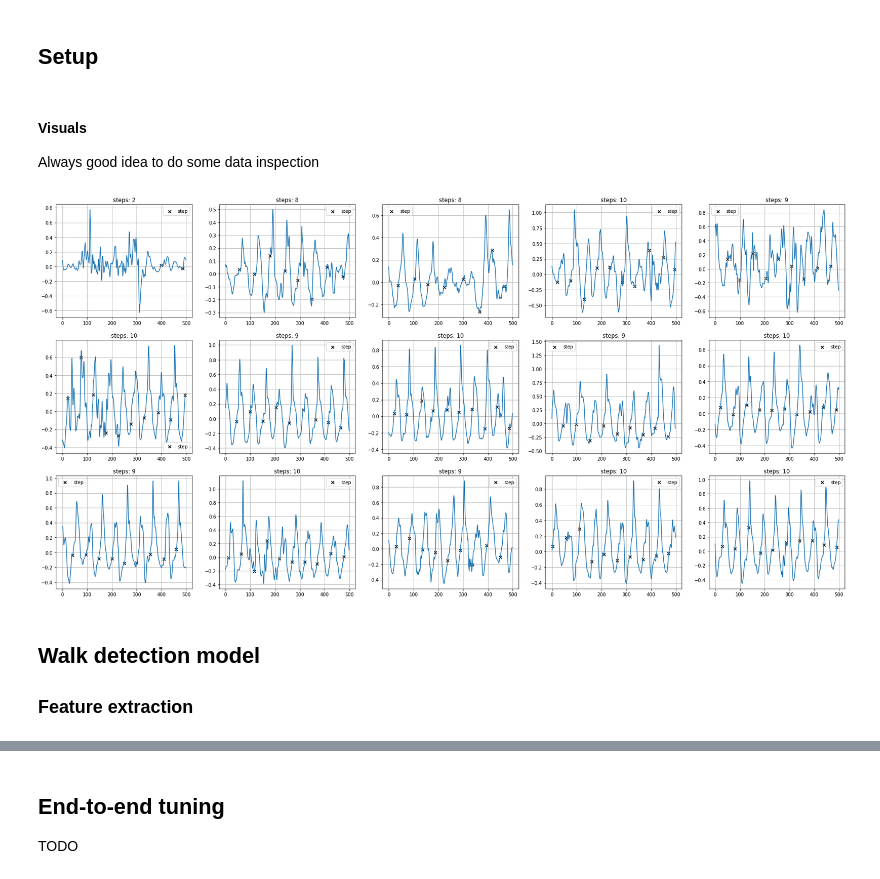
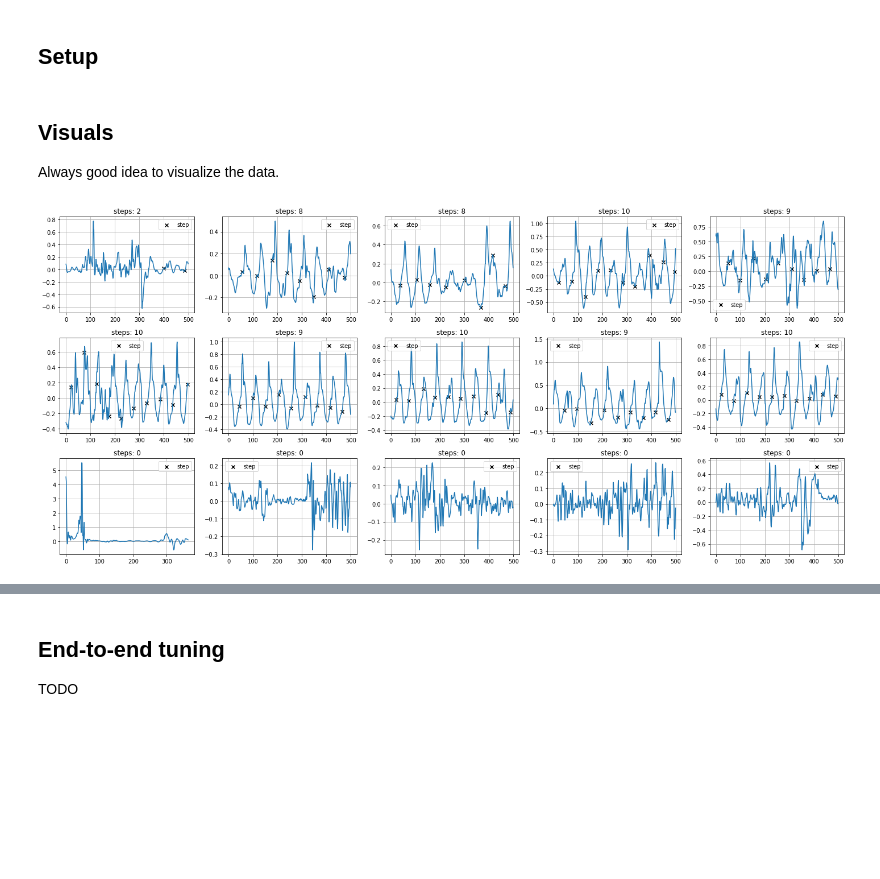
Before and after one commit to OxWearables/stepcount, a Jupyter notebook: train.ipynb, the cells around one changed output, grey strips where cells are left out. Drawn from its saved outputs; the diff is of its cells as text; code cells hidden in the pictures; blank space fills up the shorter version.

```diff
--- a/train.ipynb
+++ b/train.ipynb
@@ -47,7 +51,7 @@ def read_csv(filename):
     return data
 
 
-def plotw(w, ax, lp=5, find_peaks=False, find_peaks_params=None):
+def plotw(w, ax, lp=None, find_peaks=False, find_peaks_params=None):
     """ Plot a window accel trace """
 
     v = np.linalg.norm(w[['x', 'y', 'z']].to_numpy(), axis=1)  # absolute accel magnitude
@@ -73,26 +77,44 @@ def plotw(w, ax, lp=5, find_peaks=False, find_peaks_params=None):
     ax.legend()
     ax.set_title(title)
     return ax
+
+
+def plotsome(data, **kwargs):
+    """ Plot some windows """
+
+    NFIGS_WALK = 10  # walk windows to plot
+    NFIGS_NOTWALK = 5  # non-walk windows to plot
+    NFIGS = NFIGS_WALK + NFIGS_NOTWALK
+    NROWS = 3
+    NCOLS = NFIGS // NROWS
+    FIGSIZE = (4 * NCOLS, 3 * NROWS)
+
+    fig, axs = plt.subplots(ncols=NCOLS, nrows=NROWS, figsize=FIGSIZE)
+
+    n = 0
+    for _, w in data.resample(f"{WINDOW_SEC}s"):
+        if w['annotation'].sum() >= STEPTOL:
+            plotw(w, axs.flat[n], **kwargs)
+            n += 1
+        if n >= NFIGS_WALK: break
+
+    m = 0
+    for _, w in data.resample(f"{WINDOW_SEC}s"):
+        if w['annotation'].sum() < STEPTOL:
+            plotw(w, axs.flat[n + m], **kwargs)
+            m += 1
+        if m >= NFIGS_NOTWALK: break
+
+    return fig
 # %% [markdown]
-#### Visuals
+## Visuals
 
-Always good idea to do some data inspection
+Always good idea to visualize the data.
-# %%
-data = read_csv("data/oxwalk/P01_wrist100.csv")
-
-NFIGS = 15
-fig, axs = plt.subplots(ncols=NFIGS//3, nrows=3, figsize=(30, 15))
-n = 0
-for i, w in data.resample(f"{WINDOW_SEC}s"):
-    if w['annotation'].sum() >= STEPTOL:
-        plotw(w, axs.flat[n], lp=None)
-        n += 1
-    if n >= NFIGS: break
-
-fig.show()
-# %% [output]
-[figure, removed]
-# %% [markdown]
-## Walk detection model
-
-### Feature extraction
+# %%
+data = read_csv("data/oxwalk/P01_wrist100.csv")
+
+fig = plotsome(data)
+fig.tight_layout()
+fig.show()
+# %% [output]
+[figure, added]
```
Also changed, not shown: parts of 26 cells of this notebook, 1 other file.
